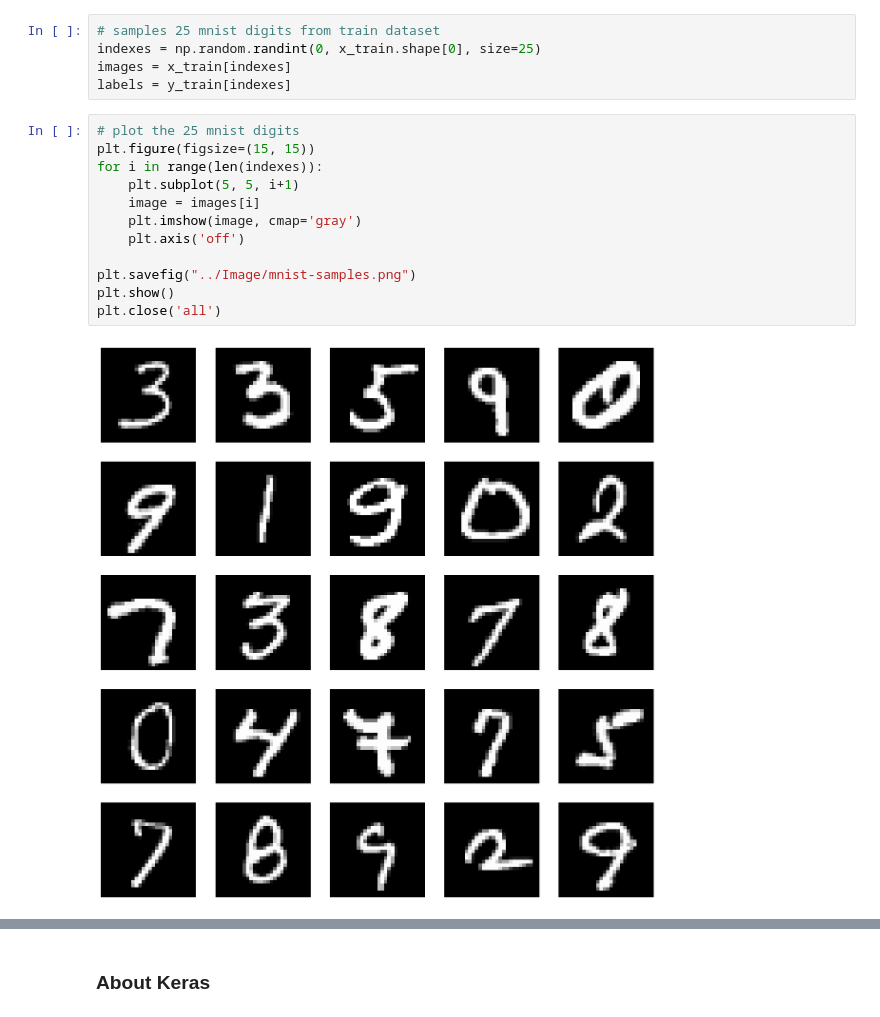
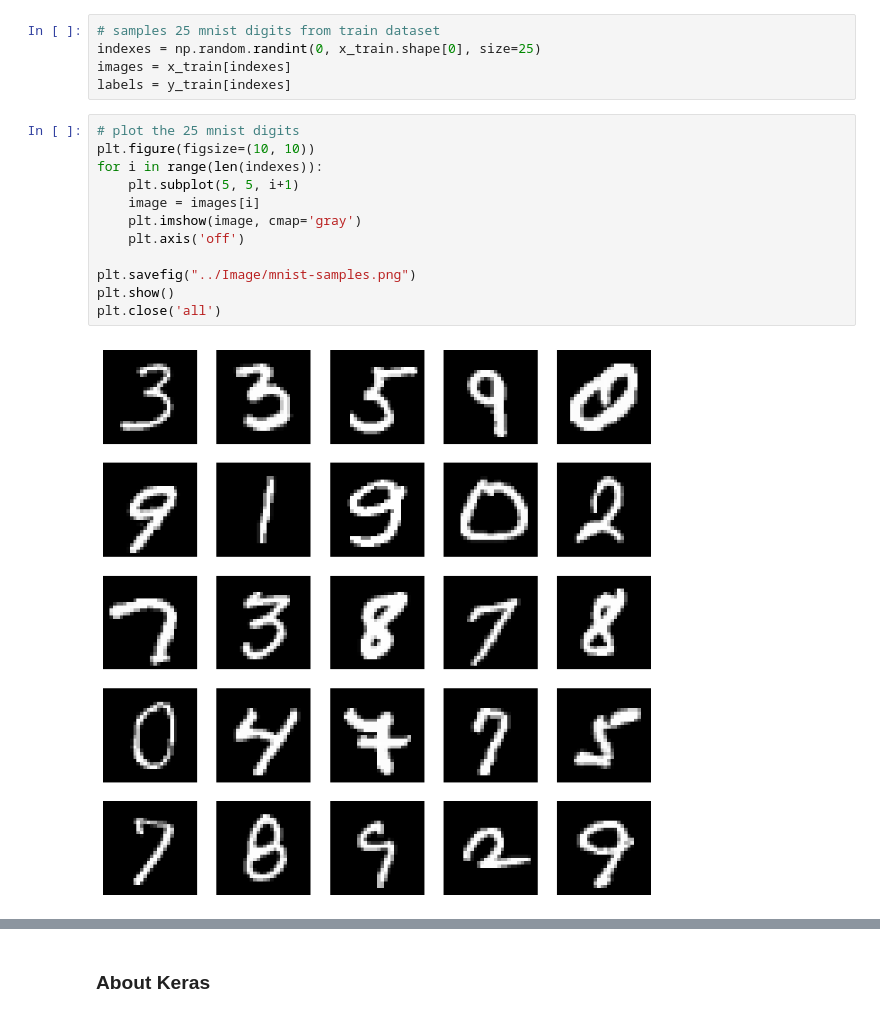
Before and after one commit to rubinkim/AdvancedDeepLearning, a Jupyter notebook: 1_3_MLP/mnist-sampler-131.ipynb, the cells around one changed output, grey strips where cells are left out. Cells and saved outputs as stored; diff of their text form.

```diff
--- a/1_3_MLP/mnist-sampler-131.ipynb
+++ b/1_3_MLP/mnist-sampler-131.ipynb
@@ -29,18 +29,18 @@ images = x_train[indexes]
 labels = y_train[indexes]
 # %%
 # plot the 25 mnist digits
-plt.figure(figsize=(15, 15))
+plt.figure(figsize=(10, 10))
 for i in range(len(indexes)):
     plt.subplot(5, 5, i+1)
     image = images[i]
     plt.imshow(image, cmap='gray')
     plt.axis('off')
 
 plt.savefig("../Image/mnist-samples.png")
 plt.show()
 plt.close('all')
 # %% [output]
-[figure, old version]
+[figure, new version]
 # %%
 # Load the mnist-samples.png
 import matplotlib.image as mpimg
```
Also changed, not shown: parts of 6 cells of this notebook, 2 other files.
